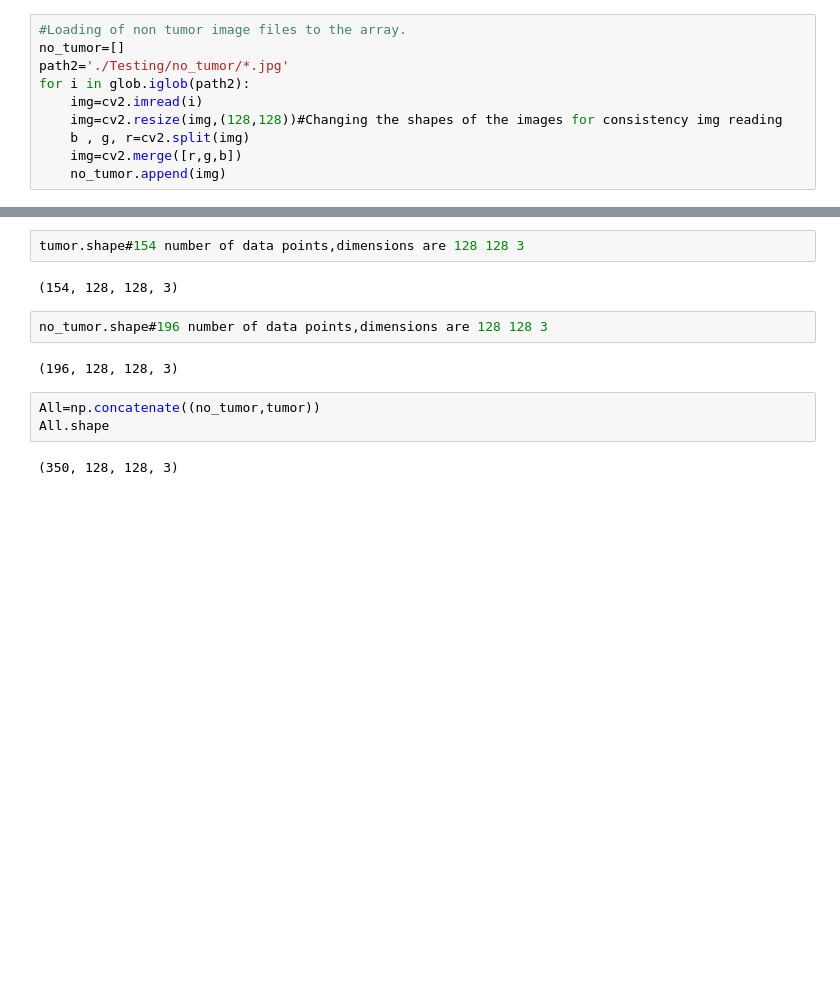
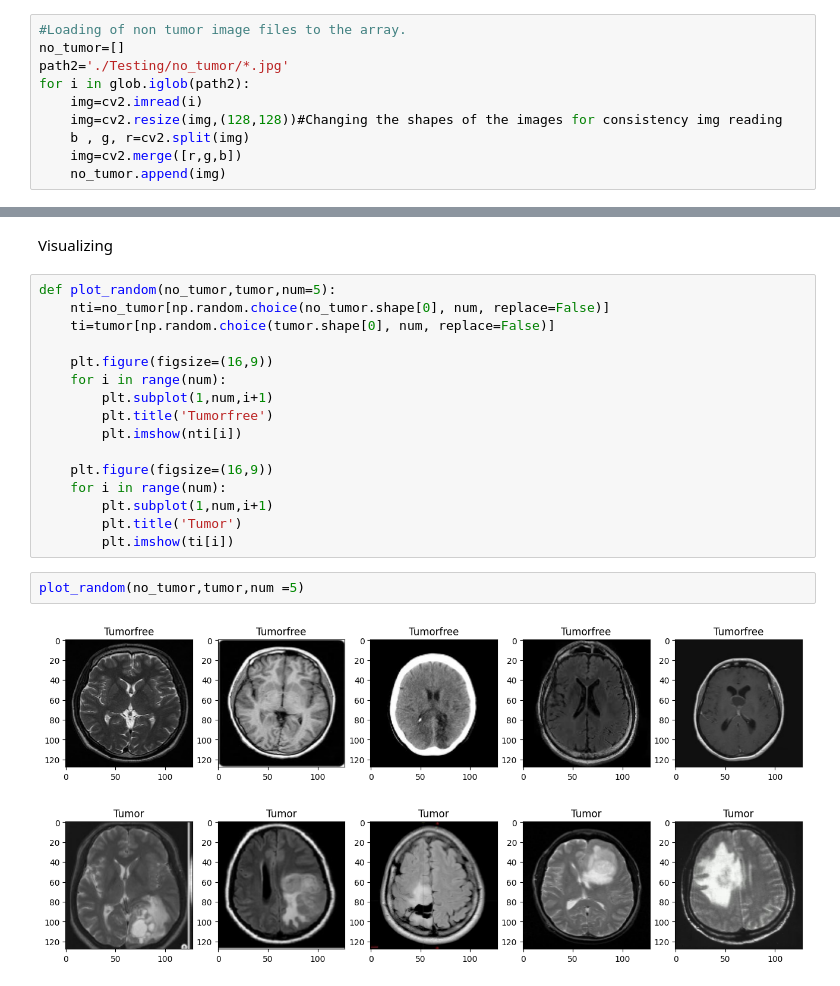
Before and after one commit to Rajdip801/Major_Project, a Jupyter notebook: Tumor_identifier.ipynb, the cells around one changed output, grey strips where cells are left out. Drawn from its saved outputs; the diff is of its cells as text; blank space fills up the shorter version.

Commit message:
Rajdip_Commit_Image_Visualization

```diff
--- a/Tumor_identifier.ipynb
+++ b/Tumor_identifier.ipynb
@@ -33,13 +36,23 @@ tumor=np.array(tumor)
-# %%
-tumor.shape#154 number of data points,dimensions are 128 128 3
-# %% [output]
-(154, 128, 128, 3)
-# %%
-no_tumor.shape#196 number of data points,dimensions are 128 128 3
-# %% [output]
-(196, 128, 128, 3)
-# %%
-All=np.concatenate((no_tumor,tumor))
-All.shape
-# %% [output]
-(350, 128, 128, 3)
+# %% [markdown]
+Visualizing
+# %%
+def plot_random(no_tumor,tumor,num=5):
+    nti=no_tumor[np.random.choice(no_tumor.shape[0], num, replace=False)]
+    ti=tumor[np.random.choice(tumor.shape[0], num, replace=False)]
+
+    plt.figure(figsize=(16,9))
+    for i in range(num):
+        plt.subplot(1,num,i+1)
+        plt.title('Tumorfree')
+        plt.imshow(nti[i])
+
+    plt.figure(figsize=(16,9))
+    for i in range(num):
+        plt.subplot(1,num,i+1)
+        plt.title('Tumor')
+        plt.imshow(ti[i])
+# %%
+plot_random(no_tumor,tumor,num =5)
+# %% [output]
+[figure, added]
+[figure, added]
```
Also changed, not shown: parts of 2 cells of this notebook, 1 other file.
